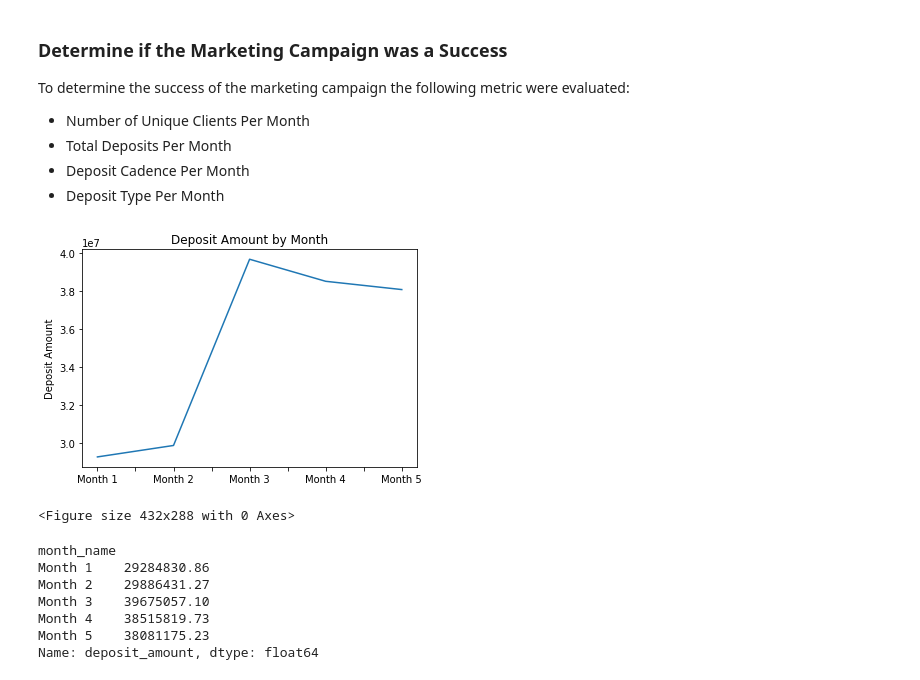
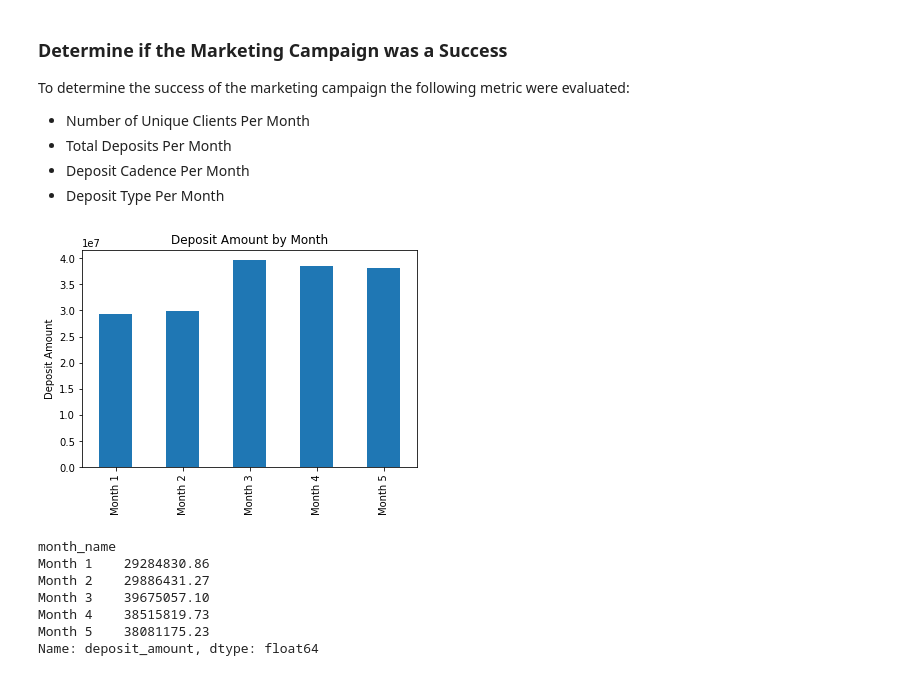
Before and after one commit to AvatarJoshi/marketing_campaign_analysis, a Jupyter notebook: marketing_analysis.ipynb, the cells around one changed output. Drawn from its saved outputs; the diff is of its cells as text; code cells hidden in the pictures.

```diff
--- a/marketing_analysis.ipynb
+++ b/marketing_analysis.ipynb
@@ -335,18 +335,18 @@ To determine the success of the marketing campaign the following metric were eva
 - Deposit Type Per Month
 # %%
 # Plot the deposit amount by month as a line graph
-df.groupby('month_name').deposit_amount.sum().plot(kind='line', title='Deposit Amount by Month')
+df.groupby('month_name').deposit_amount.sum().plot(kind='bar', title='Deposit Amount by Month')
 
 plt.ylabel('Deposit Amount')
 plt.xlabel('')
 
+# Export the graph as a png
+plt.savefig('./resources/images/deposit_amount_by_month.png', bbox_inches="tight")
+
+# Show the graph
 plt.show()
-
-# Export the graph as a png
-plt.savefig('./resources/images/deposit_amount_by_month.png')
 # %% [output]
-[figure, old version]
+[figure, new version]
-<Figure size 432x288 with 0 Axes>
 # %%
 # Print the sum of deposits each month
 print(df.groupby('month_name').deposit_amount.sum())
```
Also changed, not shown: parts of 3 cells of this notebook, 9 other files.
